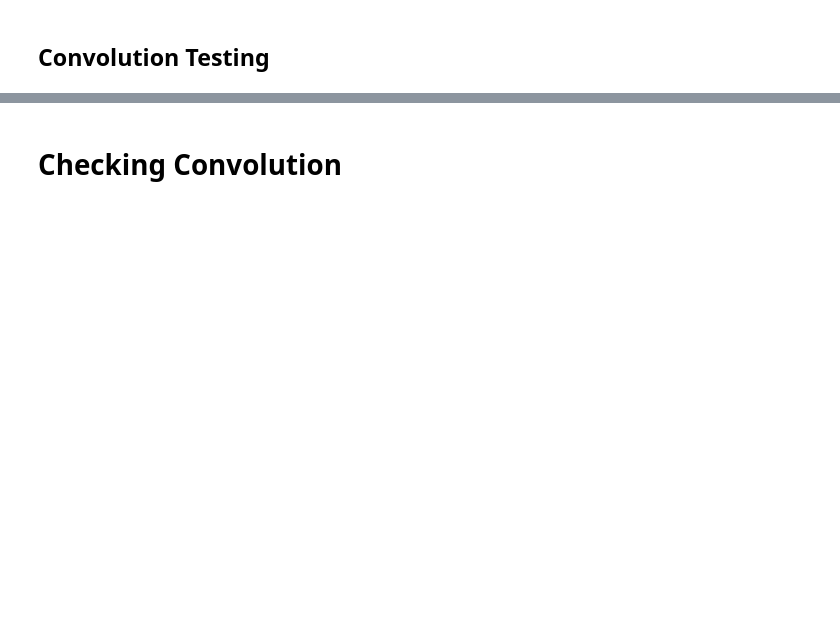
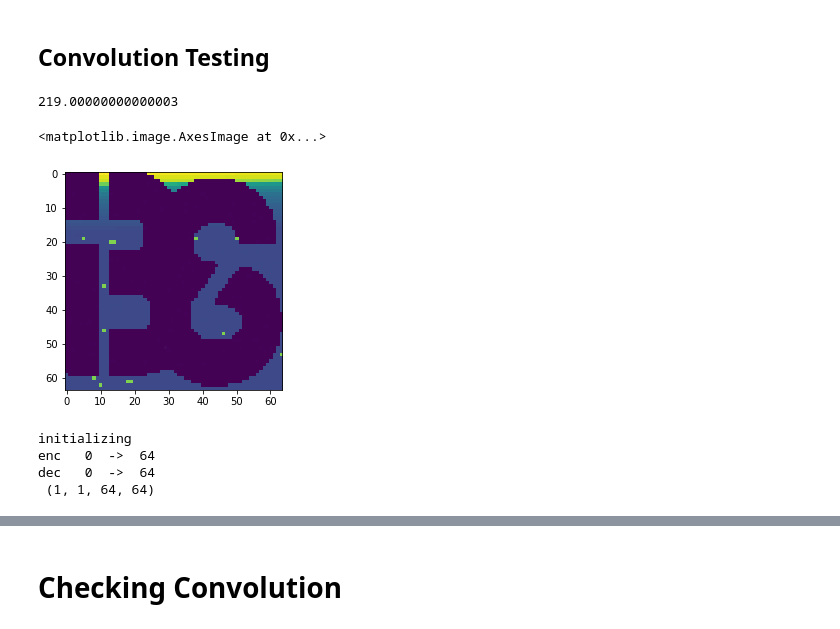
Before and after one commit to jessicacb12/final-project-digital-watermarking, a Jupyter notebook: CNN Testing.ipynb, the cells around one changed output, grey strips where cells are left out. Drawn from its saved outputs; the diff is of its cells as text; code cells hidden in the pictures; blank space fills up the shorter version.

```diff
--- a/CNN Testing.ipynb
+++ b/CNN Testing.ipynb
@@ -58,0 +23,2 @@ from watermarking import forward, cnn
+# %%
+image = open("static/training/airplane.tif")
@@ -58,0 +28,15 @@ from watermarking import forward, cnn
+# %%
+ext = extraction.Extraction()
+# %%
+key = ext.extract_key_from_pil_image(image)
+# %%
+result = ext.get_embedding_map(process.Process.pil_to_open_cv(image), key)
+# %%
+array(result).max()
+# %% [output]
+219.00000000000003
+# %%
+plt.imshow(result)
+# %% [output]
+<matplotlib.image.AxesImage at 0x...>
+[figure, added]
@@ -59,6 +62,13 @@ from watermarking import forward, cnn
 # %%
-image, _ = forward.Forward(
+f = forward.Forward(
     False,
-    [[embedding_map]], # double array as batch and channel
+    [
+        [norm_image]
+    ], # double array as batch and channel
     cnn.CNN.init_params()
-).run()
+)
+# %% [output]
+initializing
+enc   0  ->  64
+dec   0  ->  64
+ (1, 1, 64, 64)
```
Also changed, not shown: parts of 74 cells of this notebook, 10 other files.
